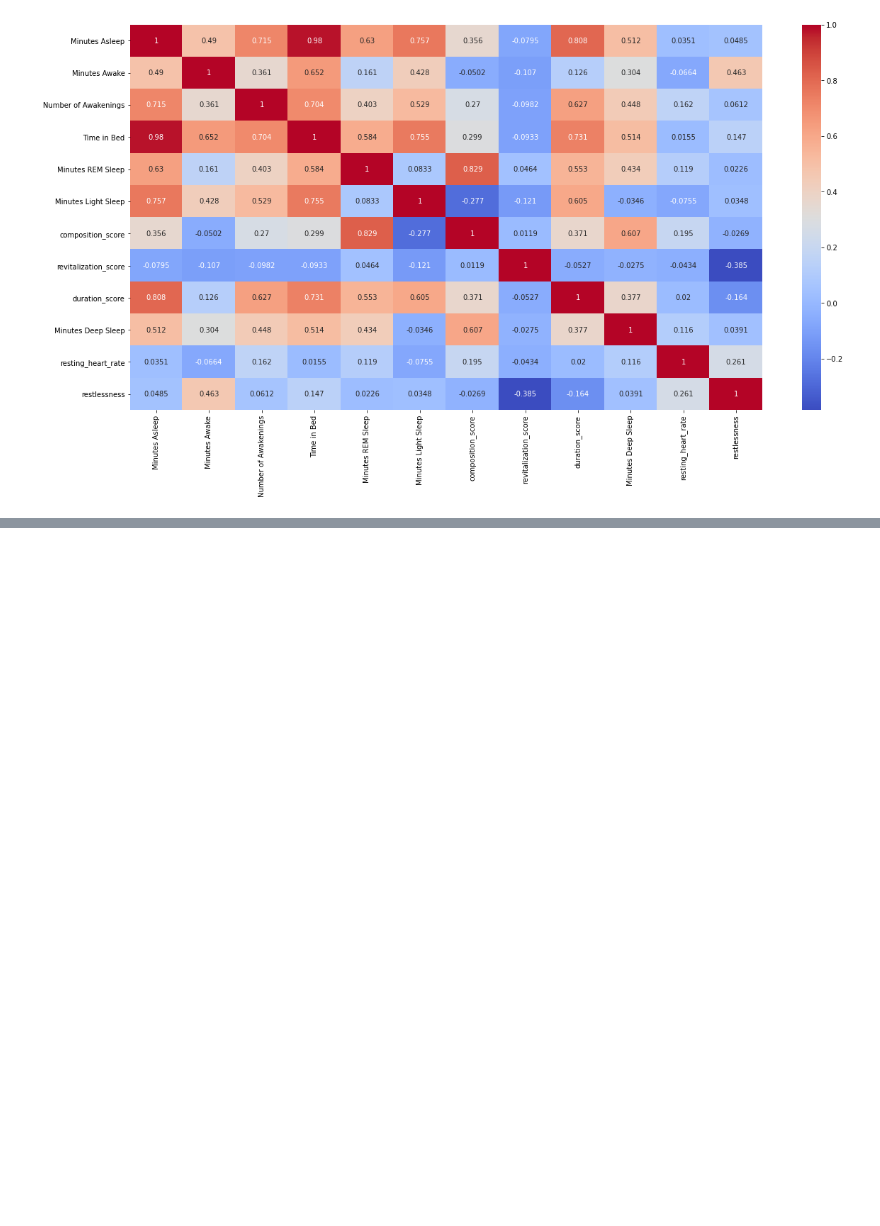
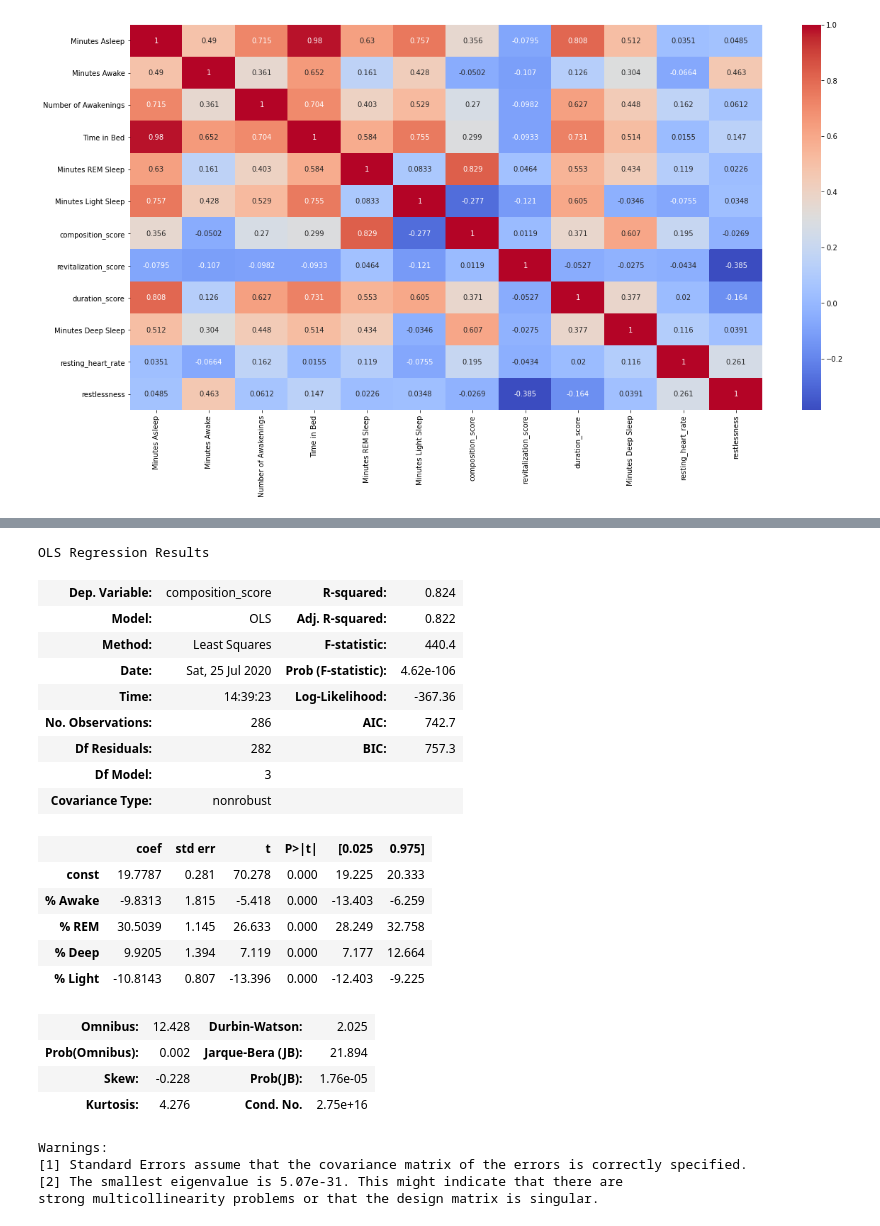
Before and after one commit to JoBe10/Fitbit-Sleep-Score, a Jupyter notebook: Sleep_Scores/Fitbit_Sleep_Score_Secret.ipynb, the cells around one changed output, grey strips where cells are left out. Cells and saved outputs as stored; diff of their text form; code cells hidden in the pictures; blank space fills up the shorter version.

```diff
--- a/Sleep_Scores/Fitbit_Sleep_Score_Secret.ipynb
+++ b/Sleep_Scores/Fitbit_Sleep_Score_Secret.ipynb
@@ -190,0 +232,31 @@ def plot_relationships(df, num_cols):
+# %%
+# Run a first regression and inspect the results
+X2 = sm.add_constant(composition_data[composition_data.columns[-4:]])
+est = sm.OLS(composition_data['composition_score'], X2)
+est2 = est.fit()
+est2.summary()
+# %% [output]
+OLS Regression Results
+| Dep. Variable: | composition_score | R-squared: | 0.824 |
+| Model: | OLS | Adj. R-squared: | 0.822 |
+| Method: | Least Squares | F-statistic: | 440.4 |
+| Date: | Sat, 25 Jul 2020 | Prob (F-statistic): | 4.62e-106 |
+| Time: | 14:39:23 | Log-Likelihood: | -367.36 |
+| No. Observations: | 286 | AIC: | 742.7 |
+| Df Residuals: | 282 | BIC: | 757.3 |
+| Df Model: | 3 |  |  |
+| Covariance Type: | nonrobust |  |  |
+|  | coef | std err | t | P>|t| | [0.025 | 0.975] |
+| const | 19.7787 | 0.281 | 70.278 | 0.000 | 19.225 | 20.333 |
+| % Awake | -9.8313 | 1.815 | -5.418 | 0.000 | -13.403 | -6.259 |
+| % REM | 30.5039 | 1.145 | 26.633 | 0.000 | 28.249 | 32.758 |
+| % Deep | 9.9205 | 1.394 | 7.119 | 0.000 | 7.177 | 12.664 |
+| % Light | -10.8143 | 0.807 | -13.396 | 0.000 | -12.403 | -9.225 |
+| Omnibus: | 12.428 | Durbin-Watson: | 2.025 |
+| Prob(Omnibus): | 0.002 | Jarque-Bera (JB): | 21.894 |
+| Skew: | -0.228 | Prob(JB): | 1.76e-05 |
+| Kurtosis: | 4.276 | Cond. No. | 2.75e+16 |
+Warnings:
+[1] Standard Errors assume that the covariance matrix of the errors is correctly specified.
+[2] The smallest eigenvalue is 5.07e-31. This might indicate that there are
+strong multicollinearity problems or that the design matrix is singular.
```
Also changed, not shown: parts of 9 cells of this notebook.
